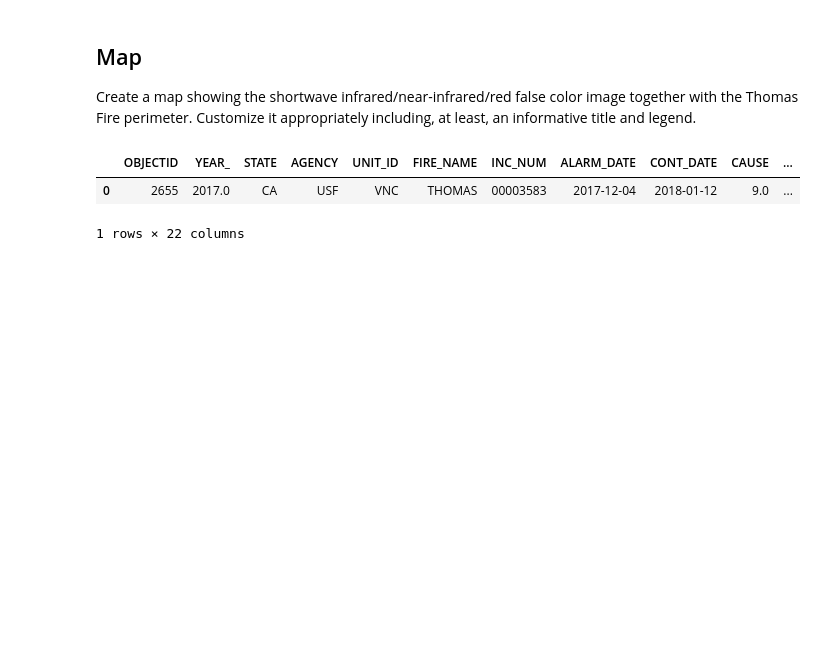
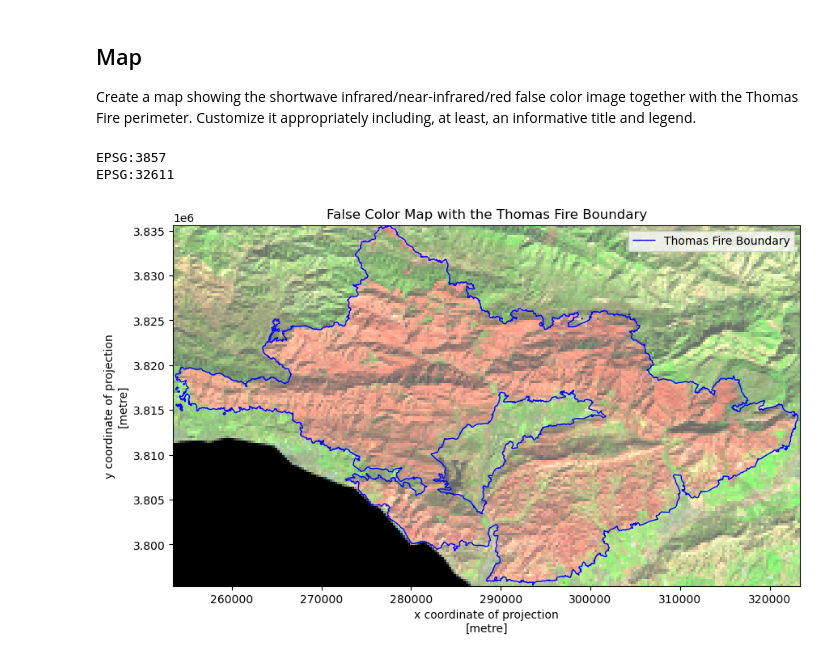
Before and after one commit to ZoeZhouJ/eds220-hw4, a Jupyter notebook: hwk4-task3-false-color-Zhou.ipynb, the cells around one changed output. Drawn from its saved outputs; the diff is of its cells as text; code cells hidden in the pictures; blank space fills up the shorter version.

```diff
--- a/hwk4-task3-false-color-Zhou.ipynb
+++ b/hwk4-task3-false-color-Zhou.ipynb
@@ -123,9 +132,39 @@ Create a map showing the shortwave infrared/near-infrared/red false color image
 # %%
 # Import Thomas Fire perimeter
 thomas = gpd.read_file('data/thomas-fire-boundary-file')
-thomas
+# Get CRS for both layer
+print(thomas.crs)
+print(true_color.rio.crs)
+
+# Match CRS for plotting
+thomas = thomas.to_crs("EPSG:32611")
+
+# Verify matching CRS
+assert true_color.rio.crs == thomas.crs
 # %% [output]
-|  | OBJECTID | YEAR_ | STATE | AGENCY | UNIT_ID | FIRE_NAME | INC_NUM | ALARM_DATE | CONT_DATE | CAUSE | ... |
-| 0 | 2655 | 2017.0 | CA | USF | VNC | THOMAS | 00003583 | 2017-12-04 | 2018-01-12 | 9.0 | ... |
-1 rows × 22 columns
+EPSG:3857
+EPSG:32611
+# %%
+# Clipping true_color to fire boundary
+thomas_landsat = true_color.rio.clip_box(*thomas.total_bounds)
+# Plot false color image and fire boundary
+fig, ax = plt.subplots(figsize = (10, 10))
+
+# Plot landsat map
+(thomas_landsat[['swir22', 'nir08', 'red']]
+ .to_array()
+ .plot.imshow(ax=ax,
+              robust=True))
+
+# Overlay thomas fire boundary
+thomas.boundary.plot(ax=ax,
+                    edgecolor="blue",
+                    linewidth=1,
+                    label='Thomas Fire Boundary')
+# Clean up map
+ax.legend()
+ax.set_title('False Color Map with the Thomas Fire Boundary')
+plt.show()
+# %% [output]
+[figure, added]
 # %% [markdown]
```
Also changed, not shown: parts of 8 cells of this notebook, 1 other file.
